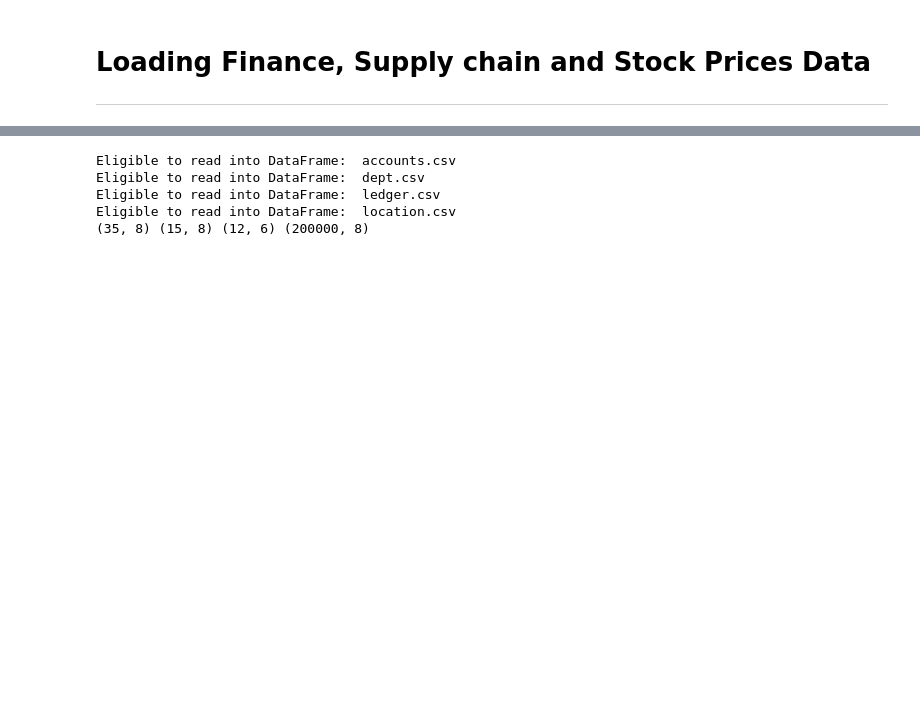
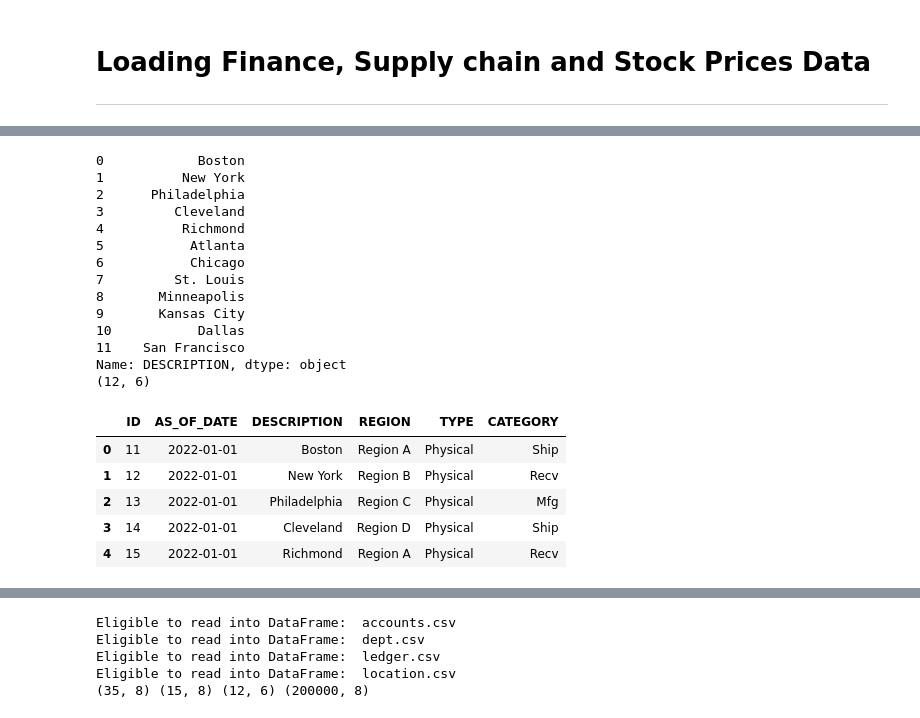
Before and after one commit to AmitXShukla/RPA, a Jupyter notebook: notebooks/Python - EDA for Pro Data Analyst.ipynb, the cells around one changed output, grey strips where cells are left out. Cells and saved outputs as stored; diff of their text form; code cells hidden in the pictures; blank space fills up the shorter version.

```diff
--- a/notebooks/Python - EDA for Pro Data Analyst.ipynb
+++ b/notebooks/Python - EDA for Pro Data Analyst.ipynb
@@ -174 +355,44 @@ pip install polars
+# %%
+# example series and Data frame
+
+import random
+from datetime import datetime
+import pandas as pd
+
+descr = pd.Series(["Boston","New York","Philadelphia","Cleveland","Richmond",
+                     "Atlanta","Chicago","St. Louis","Minneapolis","Kansas City",
+                     "Dallas","San Francisco"], name = "DESCRIPTION")
+print(descr)
+
+location = pd.DataFrame({
+    "ID":  list(range(11, 23)),
+    "AS_OF_DATE" : datetime(2022, 1, 1),
+    "DESCRIPTION" : descr,
+    "REGION": ["Region A","Region B","Region C","Region D"] * 3,
+    "TYPE" : "Physical",
+    "CATEGORY" : ["Ship","Recv","Mfg"] * 4
+})
+print(location.shape)
+location.head(5)
+# %% [output]
+0            Boston
+1          New York
+2      Philadelphia
+3         Cleveland
+4          Richmond
+5           Atlanta
+6           Chicago
+7         St. Louis
+8       Minneapolis
+9       Kansas City
+10           Dallas
+11    San Francisco
+Name: DESCRIPTION, dtype: object
+(12, 6)
+|  | ID | AS_OF_DATE | DESCRIPTION | REGION | TYPE | CATEGORY |
+| 0 | 11 | 2022-01-01 | Boston | Region A | Physical | Ship |
+| 1 | 12 | 2022-01-01 | New York | Region B | Physical | Recv |
+| 2 | 13 | 2022-01-01 | Philadelphia | Region C | Physical | Mfg |
+| 3 | 14 | 2022-01-01 | Cleveland | Region D | Physical | Ship |
+| 4 | 15 | 2022-01-01 | Richmond | Region A | Physical | Recv |
 # %%
```
Also changed, not shown: parts of 46 cells of this notebook, 11 other files.
